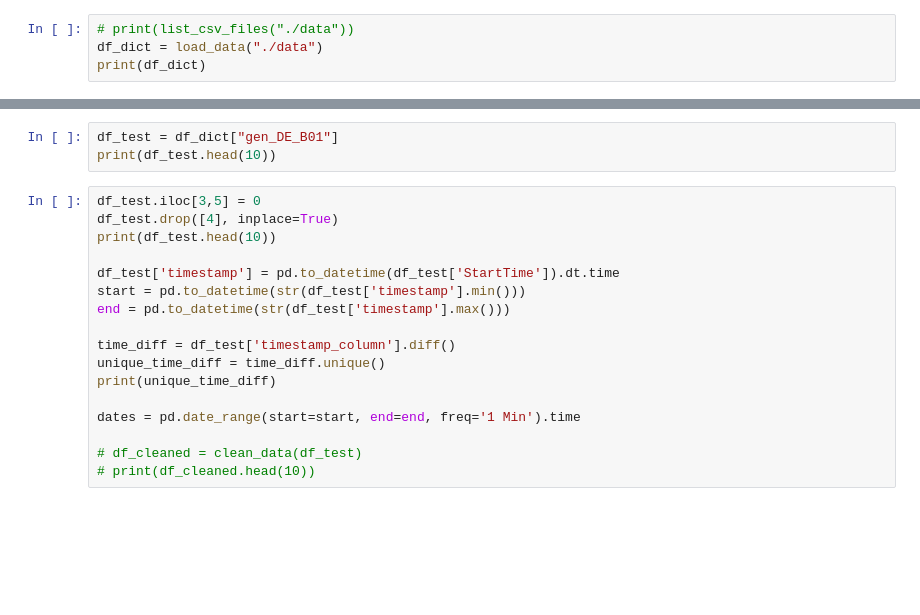
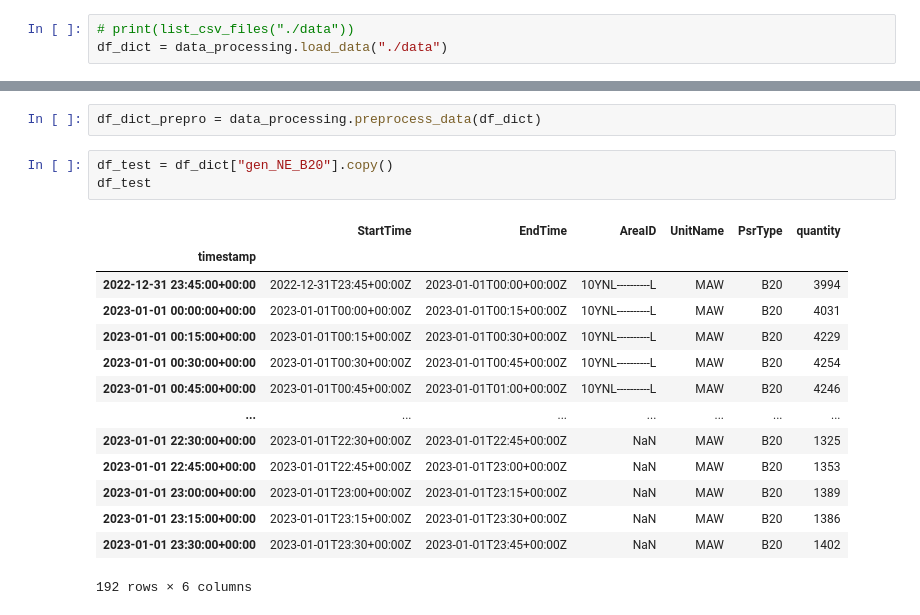
Before and after one commit to hikotei/2023_11_18-SE-Europe-Data_Challenge, a Jupyter notebook: 2023_11_18.ipynb, the cells around one changed output, grey strips where cells are left out. Cells and saved outputs as stored; diff of their text form; blank space fills up the shorter version.

```diff
--- a/2023_11_18.ipynb
+++ b/2023_11_18.ipynb
@@ -12,4 +10,3 @@ FileNotFoundError: [Errno 2] No such file or directory: './src/'
 # %%
 # print(list_csv_files("./data"))
-df_dict = load_data("./data")
-print(df_dict)
+df_dict = data_processing.load_data("./data")
@@ -18,20 +34,20 @@ NameError: name 'load_data' is not defined
+# %%
+df_dict_prepro = data_processing.preprocess_data(df_dict)
 # %%
-df_test = df_dict["gen_DE_B01"]
-print(df_test.head(10))
+df_test = df_dict["gen_NE_B20"].copy()
+df_test
+# %% [output]
+|  | StartTime | EndTime | AreaID | UnitName | PsrType | quantity |
+| timestamp |  |  |  |  |  |  |
+| 2022-12-31 23:45:00+00:00 | 2022-12-31T23:45+00:00Z | 2023-01-01T00:00+00:00Z | 10YNL----------L | MAW | B20 | 3994 |
+| 2023-01-01 00:00:00+00:00 | 2023-01-01T00:00+00:00Z | 2023-01-01T00:15+00:00Z | 10YNL----------L | MAW | B20 | 4031 |
+| 2023-01-01 00:15:00+00:00 | 2023-01-01T00:15+00:00Z | 2023-01-01T00:30+00:00Z | 10YNL----------L | MAW | B20 | 4229 |
+| 2023-01-01 00:30:00+00:00 | 2023-01-01T00:30+00:00Z | 2023-01-01T00:45+00:00Z | 10YNL----------L | MAW | B20 | 4254 |
+| 2023-01-01 00:45:00+00:00 | 2023-01-01T00:45+00:00Z | 2023-01-01T01:00+00:00Z | 10YNL----------L | MAW | B20 | 4246 |
+| ... | ... | ... | ... | ... | ... | ... |
+| 2023-01-01 22:30:00+00:00 | 2023-01-01T22:30+00:00Z | 2023-01-01T22:45+00:00Z | NaN | MAW | B20 | 1325 |
+| 2023-01-01 22:45:00+00:00 | 2023-01-01T22:45+00:00Z | 2023-01-01T23:00+00:00Z | NaN | MAW | B20 | 1353 |
+| 2023-01-01 23:00:00+00:00 | 2023-01-01T23:00+00:00Z | 2023-01-01T23:15+00:00Z | NaN | MAW | B20 | 1389 |
+| 2023-01-01 23:15:00+00:00 | 2023-01-01T23:15+00:00Z | 2023-01-01T23:30+00:00Z | NaN | MAW | B20 | 1386 |
+| 2023-01-01 23:30:00+00:00 | 2023-01-01T23:30+00:00Z | 2023-01-01T23:45+00:00Z | NaN | MAW | B20 | 1402 |
+192 rows × 6 columns
-# %%
-df_test.iloc[3,5] = 0
-df_test.drop([4], inplace=True)
-print(df_test.head(10))
-
-df_test['timestamp'] = pd.to_datetime(df_test['StartTime']).dt.time
-start = pd.to_datetime(str(df_test['timestamp'].min()))
-end = pd.to_datetime(str(df_test['timestamp'].max()))
-
-time_diff = df_test['timestamp_column'].diff()
-unique_time_diff = time_diff.unique()
-print(unique_time_diff)
-
-dates = pd.date_range(start=start, end=end, freq='1 Min').time
-
-# df_cleaned = clean_data(df_test)
-# print(df_cleaned.head(10))
```
Also changed, not shown: parts of 14 cells of this notebook, 24 other files.
